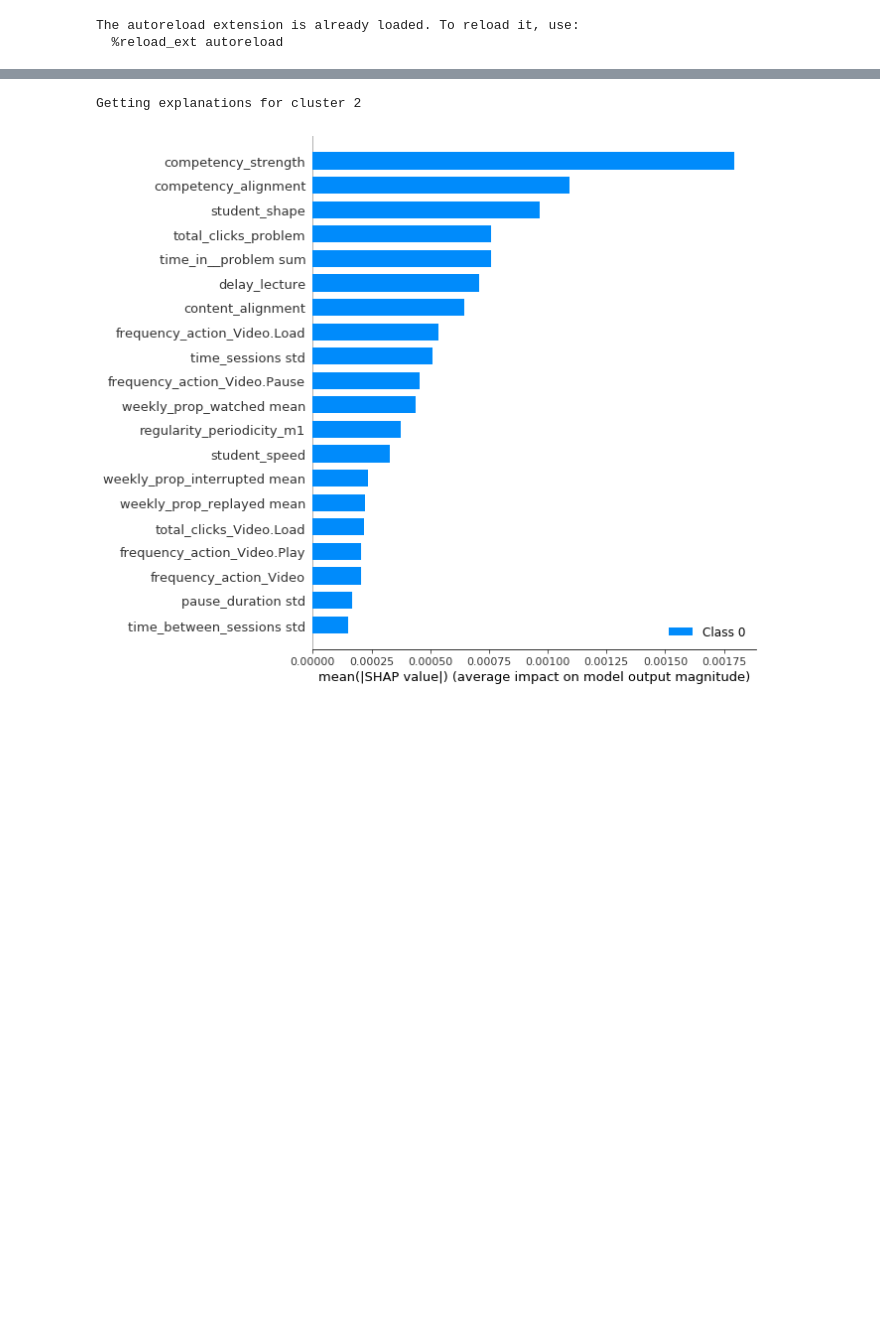
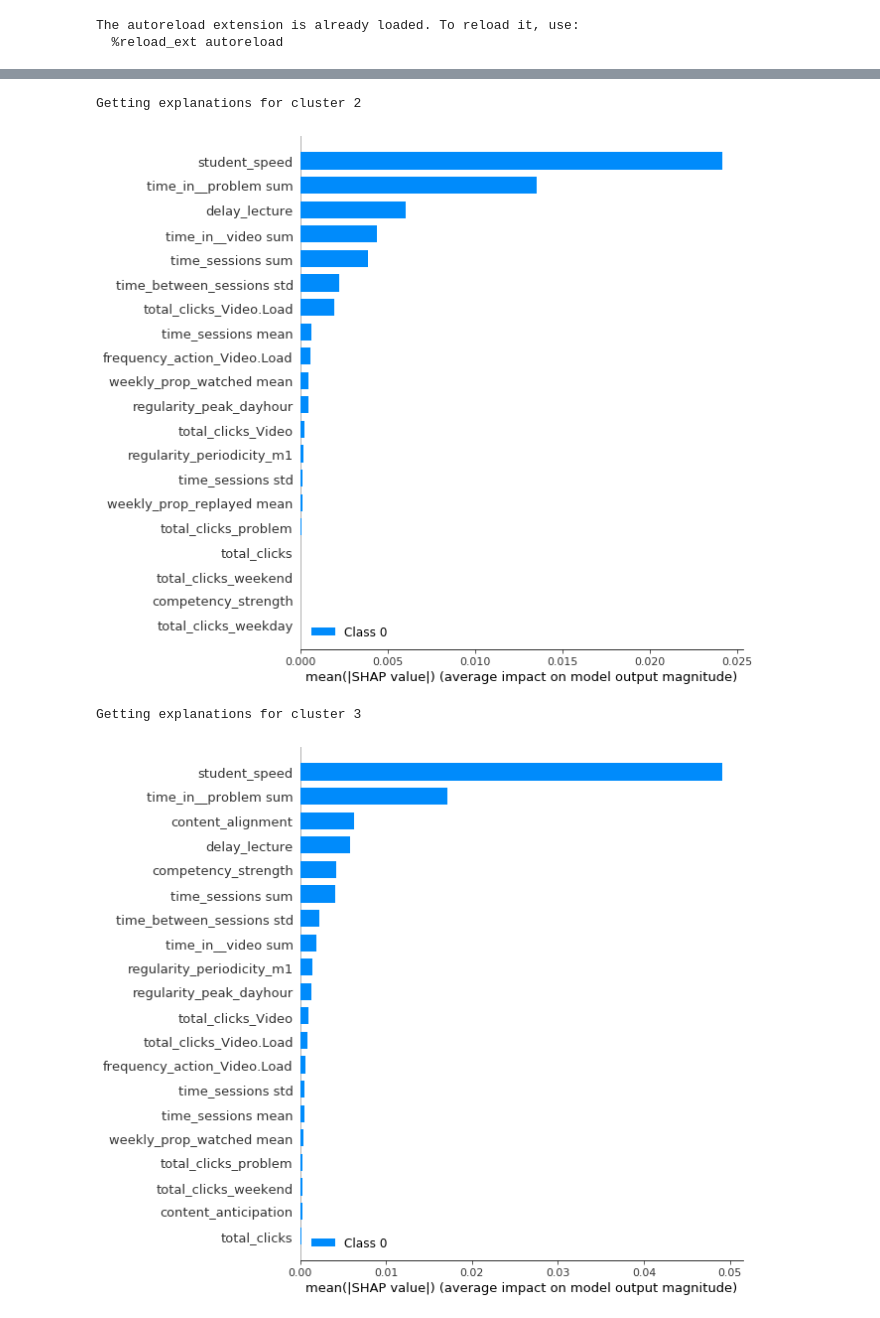
Before and after one commit to epfl-ml4ed/interpretable-clustering, a Jupyter notebook: notebooks/SHAP.ipynb, the cells around one changed output, grey strips where cells are left out. Drawn from its saved outputs; the diff is of its cells as text; code cells hidden in the pictures; blank space fills up the shorter version.

Commit message:
Lime and SHAP considering unit norm

```diff
--- a/notebooks/SHAP.ipynb
+++ b/notebooks/SHAP.ipynb
@@ -56,11 +59,12 @@ results_path = '../results/'
 clustering_method = 'spectral_clustering'
 
 data_path = '../data/'
-course = 'venture_001'
+course = 'dsp_001'
+norm = 'unit'
 
 MODEL_PATH += course + '/'
 labels_path += course + '/' + clustering_method + '/'
-results_path += course + '/shap/' + clustering_method + '/'
+results_path += course + '/shap/' + clustering_method + '/' + norm + '/'
 
 if not os.path.exists(MODEL_PATH):
     os.makedirs(MODEL_PATH)
@@ -75,18 +79,18 @@ path = data_path + course + '/'
 feature_types = ['lalle_conati', 'boroujeni_et_al', 'chen_cui', 'marras_et_al']
 metadata = pd.read_csv(data_path + 'metadata.csv')
 # hard_fail = path + 'feature_labels.csv'
-percentile = 0.6
+percentile = 0.4
 # %% [output]
 The autoreload extension is already loaded. To reload it, use:
   %reload_ext autoreload
 # %%
-x_train, x_test, x_val, y_train, y_test, y_val, feature_names = preprocess(course, path, percentile, feature_types, metadata)
+x_train, x_test, x_val, y_train, y_test, y_val, feature_names = preprocess(course, path, percentile, feature_types, metadata, norm)
 # %%
 # Concat features & labels
 X = np.concatenate([x_train, x_val, x_test], axis=0)
 Y = np.concatenate([y_train, y_val, y_test], axis=0)
 # %%
-labels = np.loadtxt(labels_path+'baseline_perc_0.6_gamma_0.6.txt', dtype=int)
+labels = np.loadtxt(labels_path+'baseline_'+str(norm)+'_norm_perc_0.4_gamma_0.6.txt', dtype=int)
 # %%
 def get_instance_explanations(c, instances):
     idx = np.where(labels == c)[0]
@@ -105,7 +109,7 @@ def get_instance_explanations(c, instances):
     }
     baseline = baseline_model()
 
-    baseline.load_weights(MODEL_PATH + 'baseline_classifier_for_cluster_'+str(c))
+    baseline.load_weights(MODEL_PATH + 'baseline_'+str(norm)+'_norm_classifier_for_cluster_'+str(c))
 
     baseline.predict(x_train)
     explainer = shap.DeepExplainer(baseline, x_train)
@@ -130,7 +134,7 @@ def get_feature_importance(shap_mean_values):
 df_importance = pd.DataFrame()
 for c in np.unique(labels):
     print("Getting explanations for cluster {0}".format(c))
-    df = pd.read_csv('../results/'+course+'/lime/'+clustering_method+'/lime_cluster_'+str(c)+'.csv', index_col=0)
+    df = pd.read_csv('../results/'+course+'/lime/'+clustering_method+'/'+norm+'/lime_cluster_'+str(c)+'.csv', index_col=0)
     instances = df['exp number'].tolist()
     explainer, shap_values, shap_mean_values, instances, y_train = get_instance_explanations(c, instances)
     shap.summary_plot(shap_mean_values, feature_names=feature_names)
@@ -161,2 +160,4 @@ WARNING:tensorflow:A checkpoint was restored (e.g. tf.train.Checkpoint.restore o
-Getting explanations for cluster 2
+Getting explanations for cluster 2
-[figure, old version]
+[figure, new version]
+Getting explanations for cluster 3
+[figure, added]
```
Also changed, not shown: parts of 2 cells of this notebook, 1 other file.
